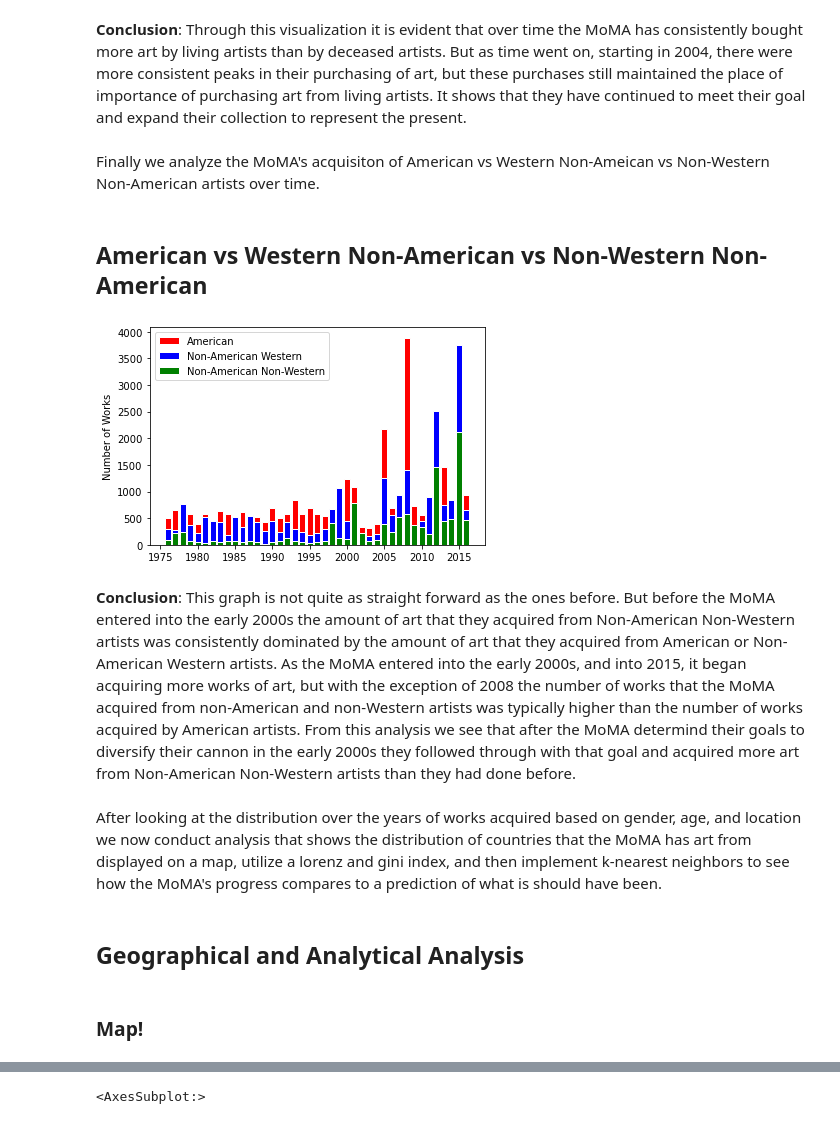
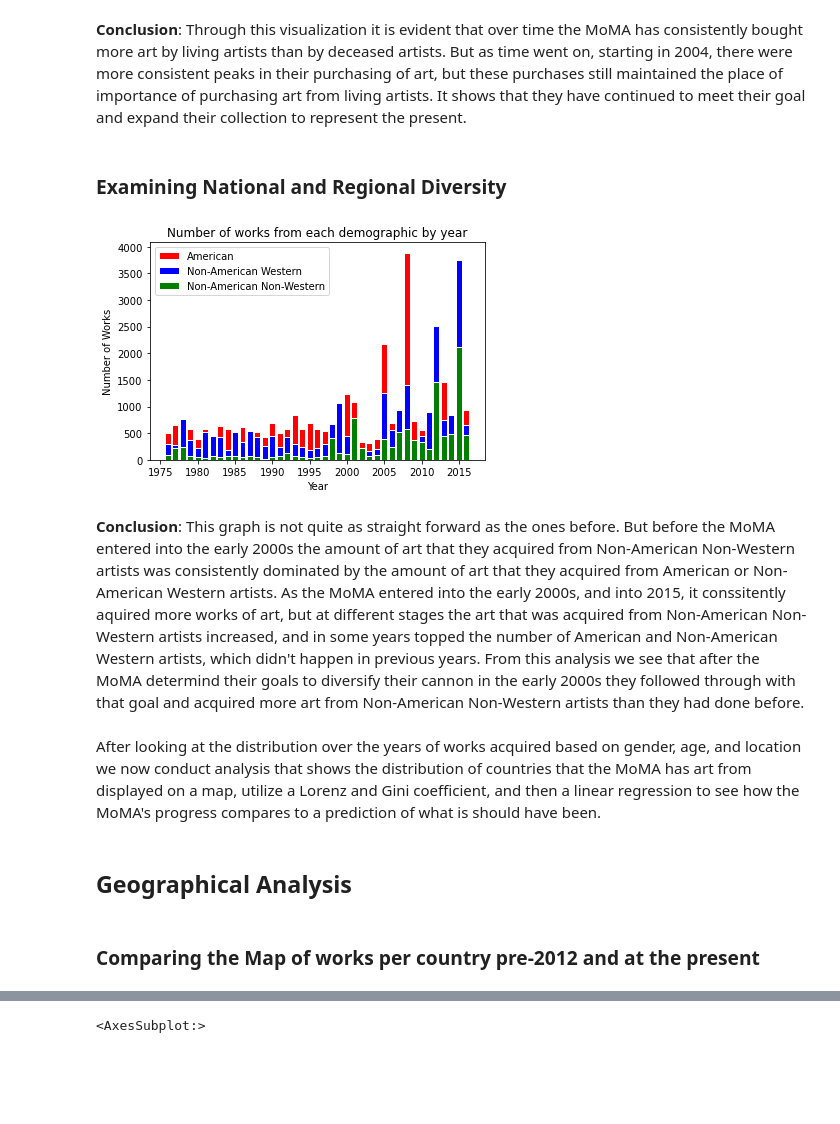
Before and after one commit to emily-oconnell/diversity-in-art-museums, a Jupyter notebook: n.ipynb, the cells around one changed output, grey strips where cells are left out. Drawn from its saved outputs; the diff is of its cells as text; code cells hidden in the pictures; blank space fills up the shorter version.

Commit message:
fixing errors and typos and finishing conclusion

```diff
--- a/n.ipynb
+++ b/n.ipynb
@@ -359,8 +371,6 @@ new.loc[:,['alive','dead']].plot.bar(stacked=True, figsize=(10,7), title = "Acqu
 [figure]
 # %% [markdown]
 <strong>Conclusion</strong>: Through this visualization it is evident that over time the MoMA has consistently bought more art by living artists than by deceased artists. But as time went on, starting in 2004, there were more consistent peaks in their purchasing of art, but these purchases still maintained the place of importance of purchasing art from living artists. It shows that they have continued to meet their goal and expand their collection to represent the present.
-# %% [markdown]
-Finally we analyze the MoMA's acquisiton of American vs Western Non-Ameican vs Non-Western Non-American artists over time.
-# %% [markdown]
-## American vs Western Non-American vs Non-Western Non-American
+# %% [markdown]
+### Examining National and Regional Diversity
 # %%
@@ -375,7 +386,10 @@ def nationality(nation):
         return 'NWNA'
 moma_nation['Western/American'] = moma_nation.apply(lambda row: nationality(row['Nationality']),axis=1)
 # %%
+# extract year from acquisition date
 moma_nation['acquisitionYear'] = moma_nation['Acquisition Date'].dt.year
+
+# make a pivot table of American art
 A = pd.DataFrame(moma_nation[moma_nation['Western/American'] == 'A'].groupby('acquisitionYear')['Western/American'].value_counts())
 A['count'] = A['Western/American']
 A.drop(columns = ['Western/American'], inplace = True)
@@ -383,45 +397,50 @@ A = A.reset_index()
 A.drop(columns = ['Western/American'], inplace = True)
 A = A[A['acquisitionYear']>1975]
 A['table'] = "A"
 A_table = A.pivot(index='acquisitionYear', columns = 'table', values = 'count')
 
+# make a pivot table of non-American Western art
 NAW = pd.DataFrame(moma_nation[moma_nation['Western/American'] == 'NA-W'].groupby('acquisitionYear')['Western/American'].value_counts())
 NAW['count'] = NAW['Western/American']
 NAW.drop(columns = ['Western/American'], inplace = True)
 NAW = NAW.reset_index()
 NAW.drop(columns = ['Western/American'], inplace = True)
 NAW = NAW[NAW['acquisitionYear']>1975]
 NAW['table'] = "NAW"
 NAW_table = NAW.pivot(index='acquisitionYear', columns = 'table', values = 'count')
 
+# make a pivot table of non-American, non-Western art
 NWNA = pd.DataFrame(moma_nation[moma_nation['Western/American'] == 'NWNA'].groupby('acquisitionYear')['Western/American'].value_counts())
 NWNA['count'] = NWNA['Western/American']
 NWNA.drop(columns = ['Western/American'], inplace = True)
 NWNA = NWNA.reset_index()
 NWNA.drop(columns = ['Western/American'], inplace = True)
 NWNA = NWNA[NWNA['acquisitionYear']>1975]
 NWNA['table'] = "NAW"
 NWNA_table = NWNA.pivot(index='acquisitionYear', columns = 'table', values = 'count')
 
 #merging the two tables together on acquisitionYear
 new1 = A_table.merge(NAW_table, on = 'acquisitionYear')
 new2 = new1.merge(NWNA_table, on = 'acquisitionYear')
 new2 = new2.reset_index()
 
-plot.bar(new2['acquisitionYear'], new2['A'], color='r', edgecolor='white', label = 'American')
-plot.bar(new2['acquisitionYear'], new2['NAW_x'], color='b', edgecolor='white', label = 'Non-American Western')
-plot.bar(new2['acquisitionYear'], new2['NAW_y'], color='g', edgecolor='white', label = 'Non-American Non-Western')
+# plot a stacked bar graph of number of works acquired from the 3 demographics
+plt.bar(new2['acquisitionYear'], new2['A'], color='r', edgecolor='white', label = 'American')
+plt.bar(new2['acquisitionYear'], new2['NAW_x'], color='b', edgecolor='white', label = 'Non-American Western')
+plt.bar(new2['acquisitionYear'], new2['NAW_y'], color='g', edgecolor='white', label = 'Non-American Non-Western')
 
-plot.ylabel("Number of Works")
-plot.legend()
-plot.show()
+plt.ylabel("Number of Works")
+plt.xlabel("Year")
+plt.title("Number of works from each demographic by year")
+plt.legend()
+plt.show()
 # %% [output]
-[figure, old version]
+[figure, new version]
 # %% [markdown]
-<strong>Conclusion</strong>: This graph is not quite as straight forward as the ones before. But before the MoMA entered into the early 2000s the amount of art that they acquired from Non-American Non-Western artists was consistently dominated by the amount of art that they acquired from American or Non-American Western artists. As the MoMA entered into the early 2000s, and into 2015, it began acquiring more works of art, but with the exception of 2008 the number of works that the MoMA acquired from non-American and non-Western artists was typically higher than the number of works acquired by American artists. From this analysis we see that after the MoMA determind their goals to diversify their cannon in the early 2000s they followed through with that goal and acquired more art from Non-American Non-Western artists than they had done before.
+<strong>Conclusion</strong>: This graph is not quite as straight forward as the ones before. But before the MoMA entered into the early 2000s the amount of art that they acquired from Non-American Non-Western artists was consistently dominated by the amount of art that they acquired from American or Non-American Western artists. As the MoMA entered into the early 2000s, and into 2015, it conssitently aquired more works of art, but at different stages the art that was acquired from Non-American Non-Western artists increased, and in some years topped the number of American and Non-American Western artists, which didn't happen in previous years. From this analysis we see that after the MoMA determind their goals to diversify their cannon in the early 2000s they followed through with that goal and acquired more art from Non-American Non-Western artists than they had done before.
 # %% [markdown]
-After looking at the distribution over the years of works acquired based on gender, age, and location we now conduct analysis that shows the distribution of countries that the MoMA has art from displayed on a map, utilize a lorenz and gini index, and then implement k-nearest neighbors to see how the MoMA's progress compares to a prediction of what is should have been.
+After looking at the distribution over the years of works acquired based on gender, age, and location we now conduct analysis that shows the distribution of countries that the MoMA has art from displayed on a map, utilize a Lorenz and Gini coefficient, and then a linear regression to see how the MoMA's progress compares to a prediction of what is should have been.
 # %% [markdown]
-## Geographical and Analytical Analysis
+## Geographical Analysis
-# %% [markdown]
-### Map!
+# %% [markdown]
+### Comparing the Map of works per country pre-2012 and at the present
```
Also changed, not shown: parts of 72 cells of this notebook.
